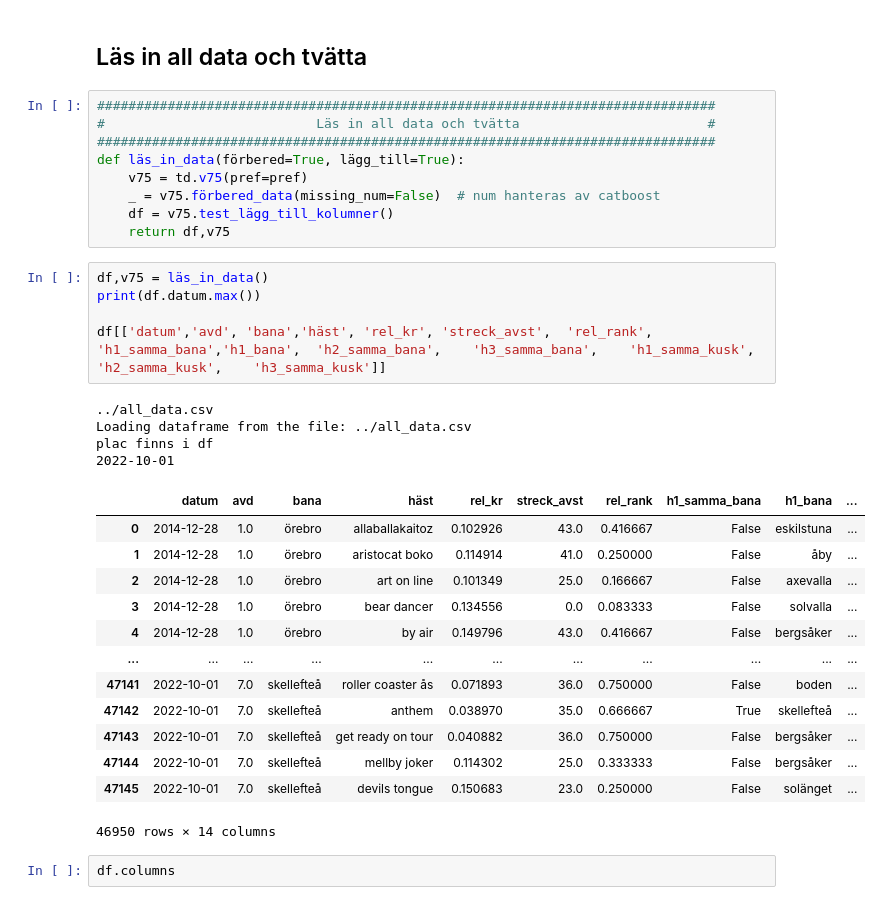
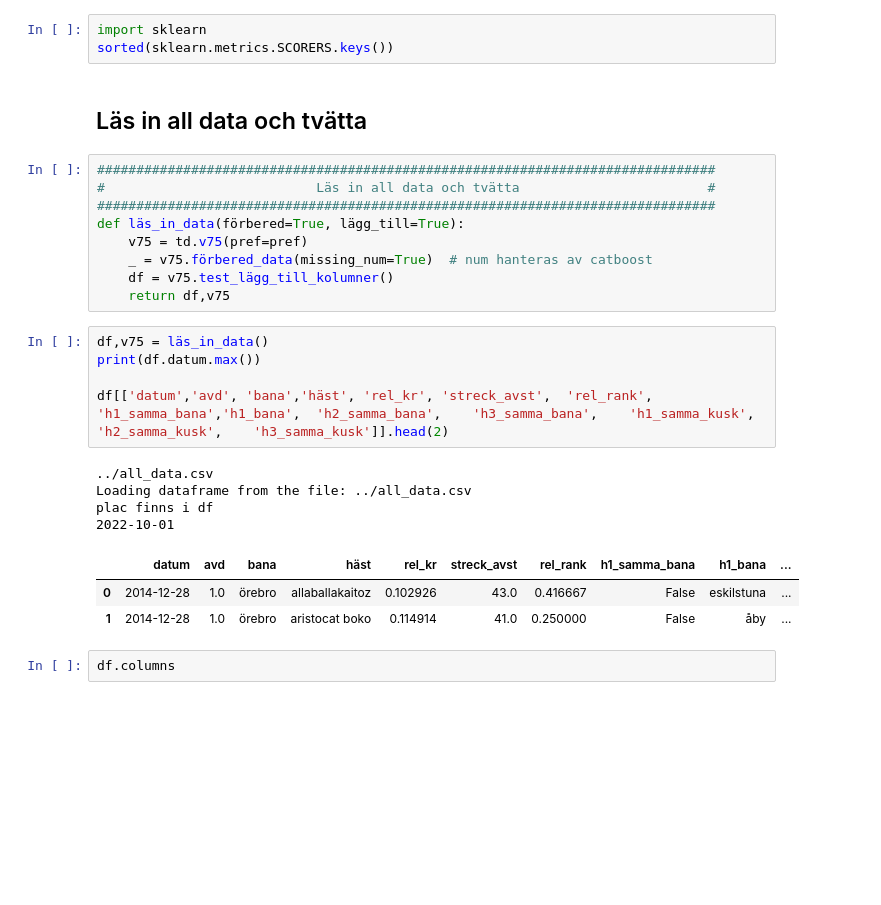
Before and after one commit to carokanns/Trav, a Jupyter notebook: spel/v75_tester/lösa_tester.ipynb, the cells around one changed output. Drawn from its saved outputs; the diff is of its cells as text; blank space fills up the shorter version.

```diff
--- a/spel/v75_tester/lösa_tester.ipynb
+++ b/spel/v75_tester/lösa_tester.ipynb
@@ -24,6 +24,9 @@ pd.set_option('display.max_colwidth', None)
 pd.set_option('display.width', 260)
 pd.set_option('display.max_columns', 200)
 pd.set_option('display.max_rows', 120)
+# %%
+import sklearn
+sorted(sklearn.metrics.SCORERS.keys())
 # %% [markdown]
 ## Läs in all data och tvätta
 # %%
@@ -32,32 +35,22 @@ pd.set_option('display.max_rows', 120)
 ###############################################################################
 def läs_in_data(förbered=True, lägg_till=True):
     v75 = td.v75(pref=pref)
-    _ = v75.förbered_data(missing_num=False)  # num hanteras av catboost
+    _ = v75.förbered_data(missing_num=True)  # num hanteras av catboost
     df = v75.test_lägg_till_kolumner()
     return df,v75
 # %%
 df,v75 = läs_in_data()
 print(df.datum.max())
 
-df[['datum','avd', 'bana','häst', 'rel_kr',	'streck_avst',	'rel_rank',	'h1_samma_bana','h1_bana',	'h2_samma_bana',	'h3_samma_bana',	'h1_samma_kusk',	'h2_samma_kusk',	'h3_samma_kusk']]
+df[['datum','avd', 'bana','häst', 'rel_kr',	'streck_avst',	'rel_rank',	'h1_samma_bana','h1_bana',	'h2_samma_bana',	'h3_samma_bana',	'h1_samma_kusk',	'h2_samma_kusk',	'h3_samma_kusk']].head(2)
 # %% [output]
 ../all_data.csv
 Loading dataframe from the file: ../all_data.csv
 plac finns i df
 2022-10-01
 |  | datum | avd | bana | häst | rel_kr | streck_avst | rel_rank | h1_samma_bana | h1_bana | ... |
 | 0 | 2014-12-28 | 1.0 | örebro | allaballakaitoz | 0.102926 | 43.0 | 0.416667 | False | eskilstuna | ... |
 | 1 | 2014-12-28 | 1.0 | örebro | aristocat boko | 0.114914 | 41.0 | 0.250000 | False | åby | ... |
-| 2 | 2014-12-28 | 1.0 | örebro | art on line | 0.101349 | 25.0 | 0.166667 | False | axevalla | ... |
-| 3 | 2014-12-28 | 1.0 | örebro | bear dancer | 0.134556 | 0.0 | 0.083333 | False | solvalla | ... |
-| 4 | 2014-12-28 | 1.0 | örebro | by air | 0.149796 | 43.0 | 0.416667 | False | bergsåker | ... |
-| ... | ... | ... | ... | ... | ... | ... | ... | ... | ... | ... |
-| 47141 | 2022-10-01 | 7.0 | skellefteå | roller coaster ås | 0.071893 | 36.0 | 0.750000 | False | boden | ... |
-| 47142 | 2022-10-01 | 7.0 | skellefteå | anthem | 0.038970 | 35.0 | 0.666667 | True | skellefteå | ... |
-| 47143 | 2022-10-01 | 7.0 | skellefteå | get ready on tour | 0.040882 | 36.0 | 0.750000 | False | bergsåker | ... |
-| 47144 | 2022-10-01 | 7.0 | skellefteå | mellby joker | 0.114302 | 25.0 | 0.333333 | False | bergsåker | ... |
-| 47145 | 2022-10-01 | 7.0 | skellefteå | devils tongue | 0.150683 | 23.0 | 0.250000 | False | solänget | ... |
-46950 rows × 14 columns
 # %%
 df.columns
 # %% [output]
```
Also changed, not shown: parts of 6 cells of this notebook, 8 other files.
